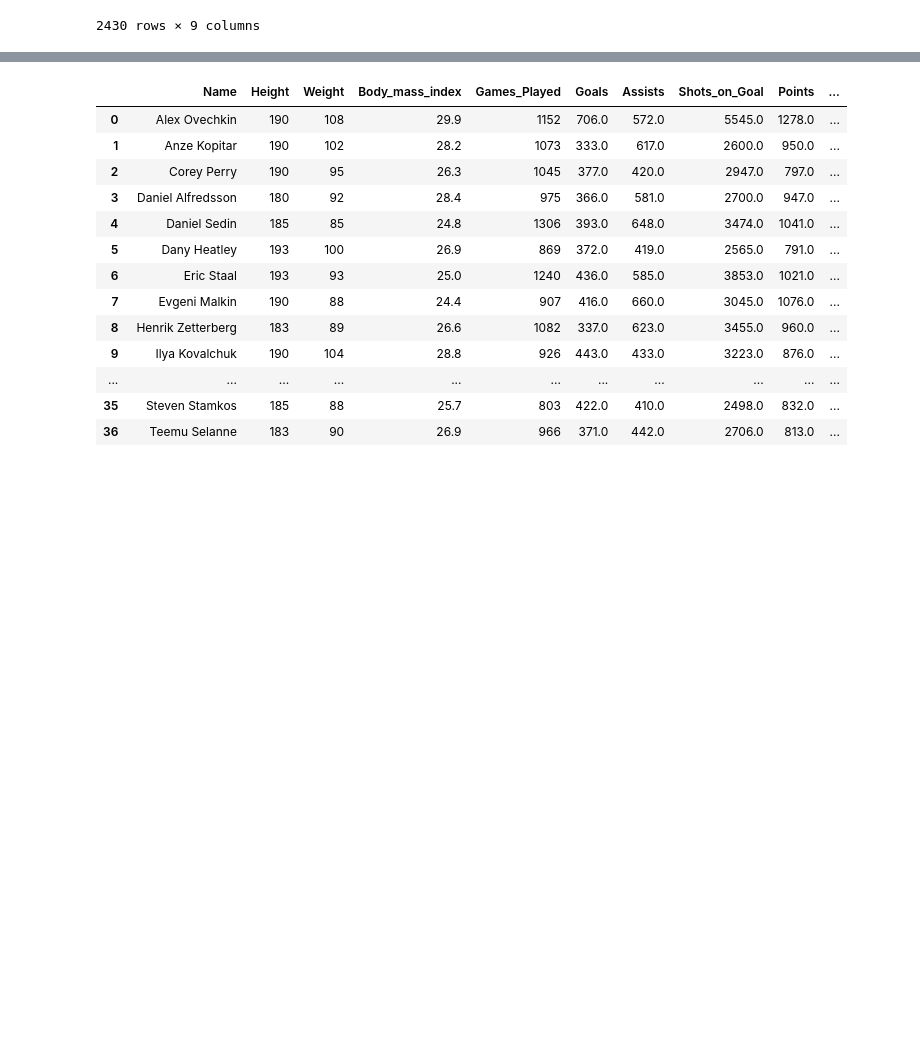
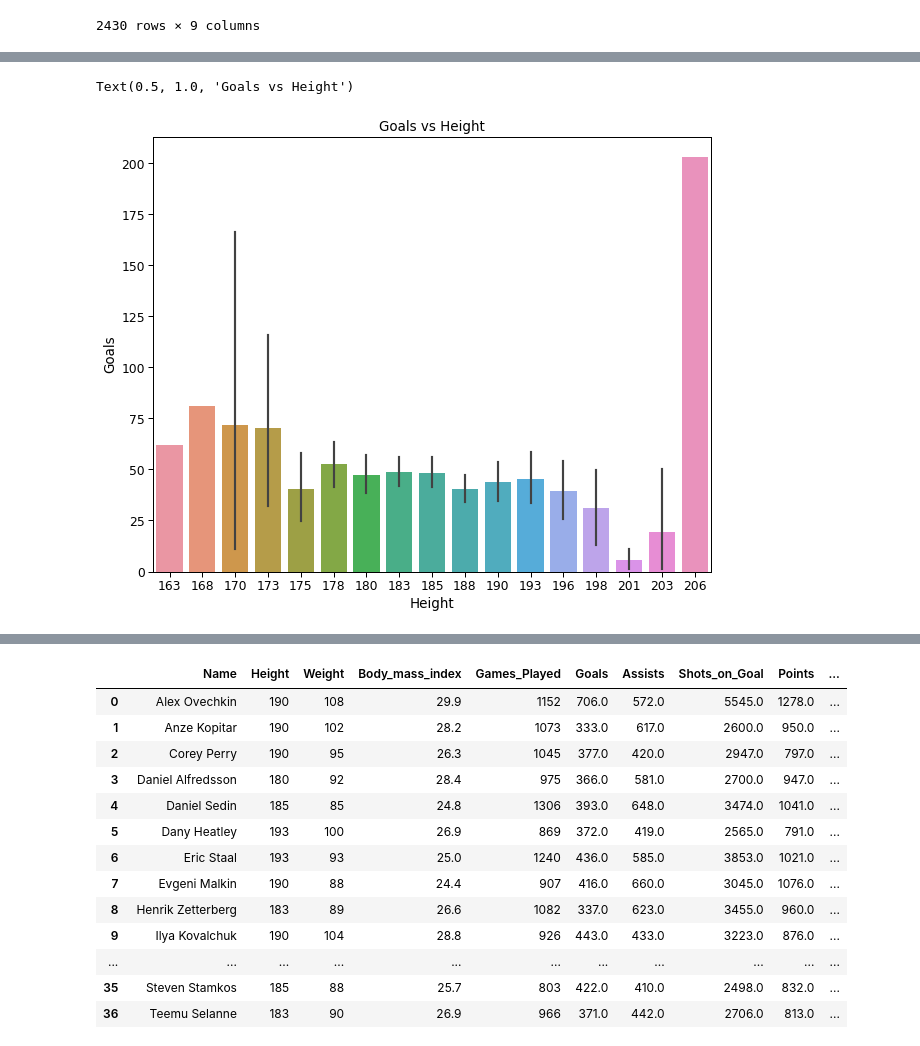
Before and after one commit to data301-2021-winter1/project-group38-project, a Jupyter notebook: notebooks/analysis1.ipynb, the cells around one changed output, grey strips where cells are left out. Drawn from its saved outputs; the diff is of its cells as text; code cells hidden in the pictures; blank space fills up the shorter version.

```diff
--- a/notebooks/analysis1.ipynb
+++ b/notebooks/analysis1.ipynb
@@ -217,0 +185,8 @@ refined_data
+# %%
+plt.figure(figsize=(10, 8))
+sns.set_context("paper", font_scale=1.4)
+bp=sns.barplot(x="Height",y="Goals", data=refined_data)
+bp.set_title("Goals vs Height")
+# %% [output]
+Text(0.5, 1.0, 'Goals vs Height')
+[figure, added]
```
Also changed, not shown: parts of 56 cells of this notebook.
